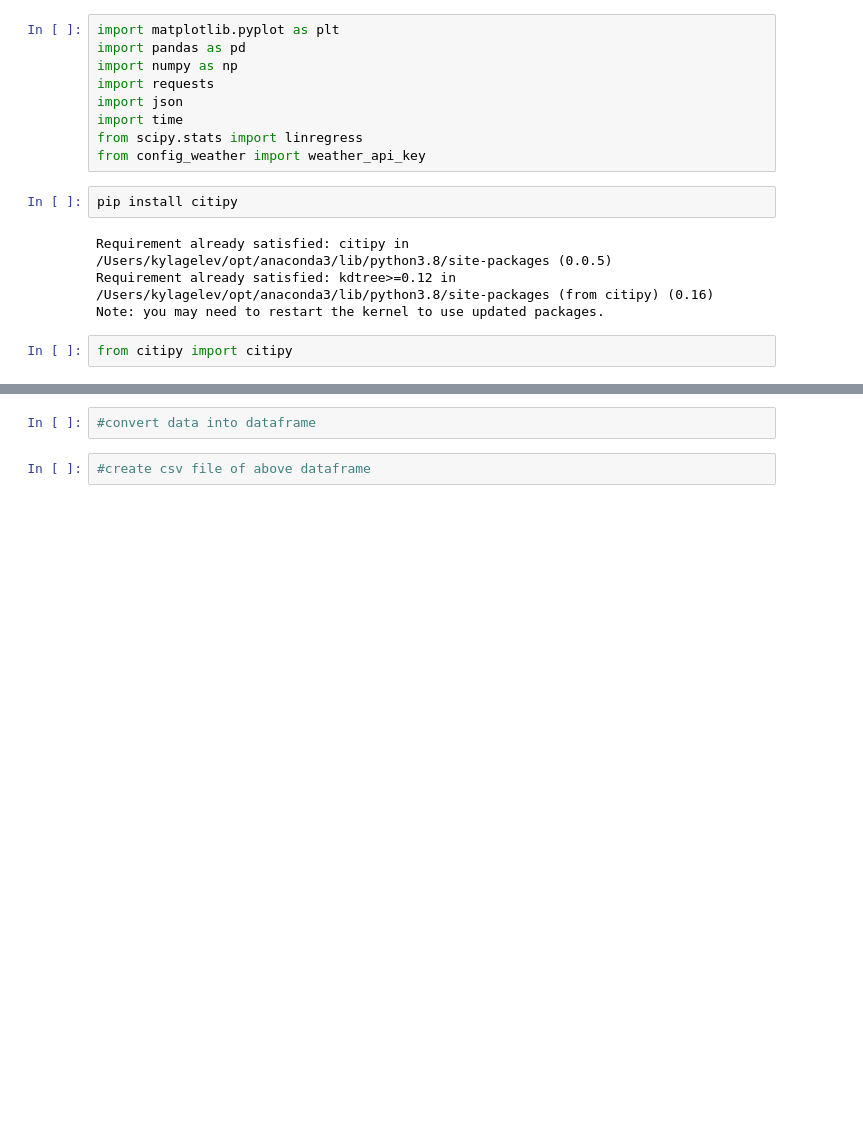
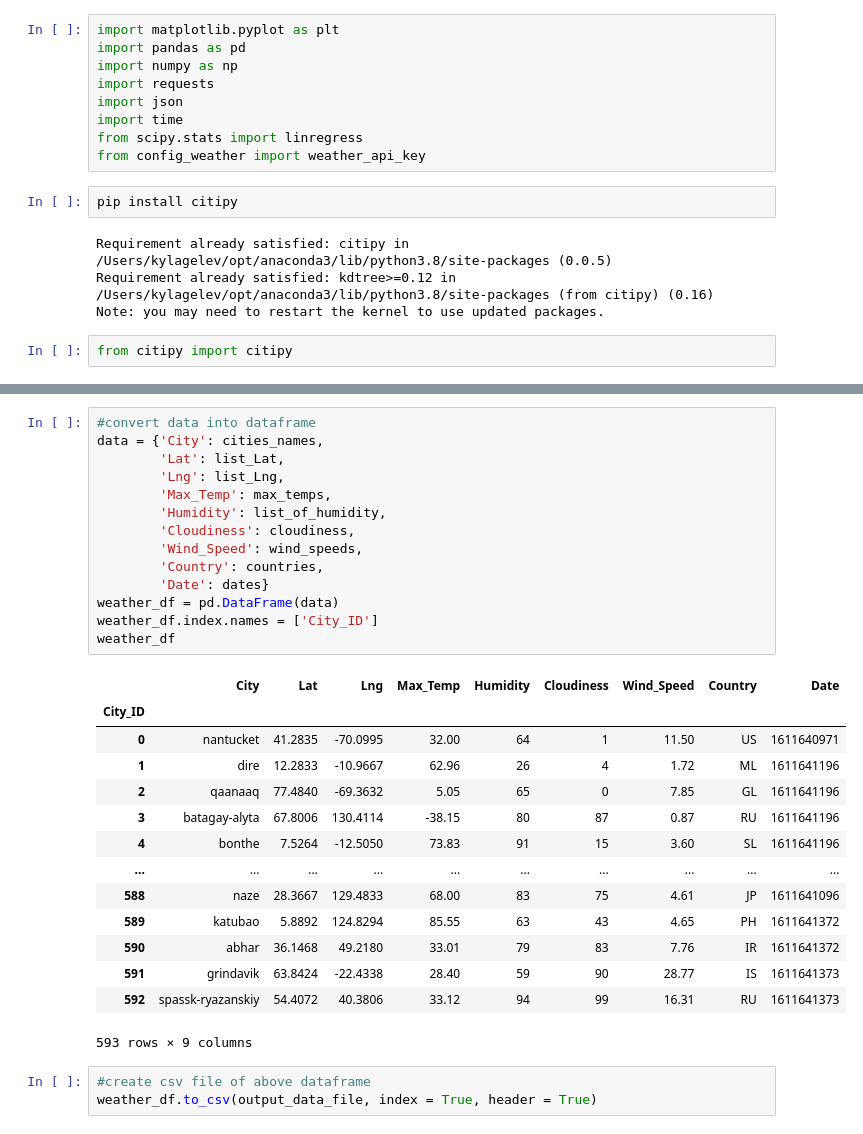
Before and after one commit to kylagelev/python-api-challenge, a Jupyter notebook: WeatherPy/WeatherPy.ipynb, the cells around one changed output, grey strips where cells are left out. Cells and saved outputs as stored; diff of their text form; blank space fills up the shorter version.

Commit message:
update
added csv file and dataframe compiled

```diff
--- a/WeatherPy/WeatherPy.ipynb
+++ b/WeatherPy/WeatherPy.ipynb
@@ -157,4 +166,32 @@ Processing Record 19 of Set 12 |Vicuna
-# %%
-#convert data into dataframe
+# %%
+#convert data into dataframe
+data = {'City': cities_names,
+        'Lat': list_Lat,
+        'Lng': list_Lng,
+        'Max_Temp': max_temps,
+        'Humidity': list_of_humidity,
+        'Cloudiness': cloudiness,
+        'Wind_Speed': wind_speeds,
+        'Country': countries,
+        'Date': dates}
+weather_df = pd.DataFrame(data)
+weather_df.index.names = ['City_ID']
+weather_df
+# %% [output]
+|  | City | Lat | Lng | Max_Temp | Humidity | Cloudiness | Wind_Speed | Country | Date |
+| City_ID |  |  |  |  |  |  |  |  |  |
+| 0 | nantucket | 41.2835 | -70.0995 | 32.00 | 64 | 1 | 11.50 | US | 1611640971 |
+| 1 | dire | 12.2833 | -10.9667 | 62.96 | 26 | 4 | 1.72 | ML | 1611641196 |
+| 2 | qaanaaq | 77.4840 | -69.3632 | 5.05 | 65 | 0 | 7.85 | GL | 1611641196 |
+| 3 | batagay-alyta | 67.8006 | 130.4114 | -38.15 | 80 | 87 | 0.87 | RU | 1611641196 |
+| 4 | bonthe | 7.5264 | -12.5050 | 73.83 | 91 | 15 | 3.60 | SL | 1611641196 |
+| ... | ... | ... | ... | ... | ... | ... | ... | ... | ... |
+| 588 | naze | 28.3667 | 129.4833 | 68.00 | 83 | 75 | 4.61 | JP | 1611641096 |
+| 589 | katubao | 5.8892 | 124.8294 | 85.55 | 63 | 43 | 4.65 | PH | 1611641372 |
+| 590 | abhar | 36.1468 | 49.2180 | 33.01 | 79 | 83 | 7.76 | IR | 1611641372 |
+| 591 | grindavik | 63.8424 | -22.4338 | 28.40 | 59 | 90 | 28.77 | IS | 1611641373 |
+| 592 | spassk-ryazanskiy | 54.4072 | 40.3806 | 33.12 | 94 | 99 | 16.31 | RU | 1611641373 |
+593 rows × 9 columns
 # %%
 #create csv file of above dataframe
+weather_df.to_csv(output_data_file, index = True, header = True)
```
Also changed, not shown: parts of 4 cells of this notebook, 1 other file.
